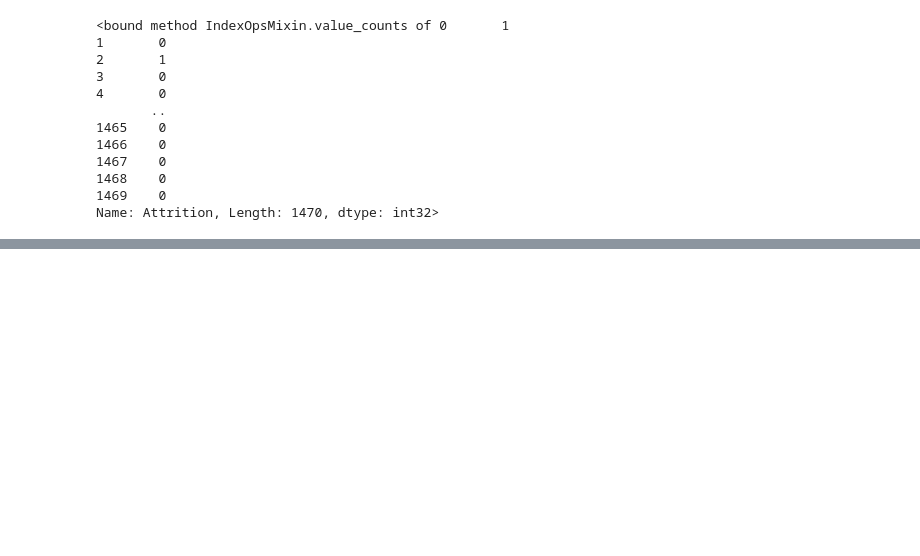
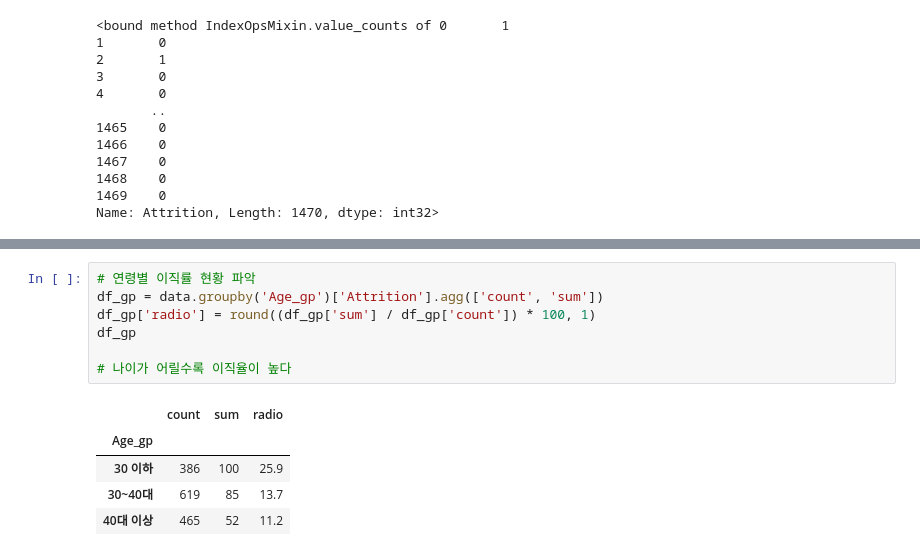
Before and after one commit to Git-Jeong/Machine_Learning, a Jupyter notebook: study/ex_06_선형분류_(직원_이직_예측).ipynb, the cells around one changed output, grey strips where cells are left out. Saved outputs shown, nothing was run; the diff lists cells and outputs as text; blank space fills up the shorter version.

```diff
--- a/study/ex_06_선형분류_(직원_이직_예측).ipynb
+++ b/study/ex_06_선형분류_(직원_이직_예측).ipynb
@@ -144,0 +153,13 @@ data[['Age_gp', 'Age']]
+# %%
+# 연령별 이직률 현황 파악
+df_gp = data.groupby('Age_gp')['Attrition'].agg(['count', 'sum'])
+df_gp['radio'] = round((df_gp['sum'] / df_gp['count']) * 100, 1)
+df_gp
+
+# 나이가 어릴수록 이직율이 높다
+# %% [output]
+|  | count | sum | radio |
+| Age_gp |  |  |  |
+| 30 이하 | 386 | 100 | 25.9 |
+| 30~40대 | 619 | 85 | 13.7 |
+| 40대 이상 | 465 | 52 | 11.2 |
```
Also changed, not shown: parts of 5 cells of this notebook.
